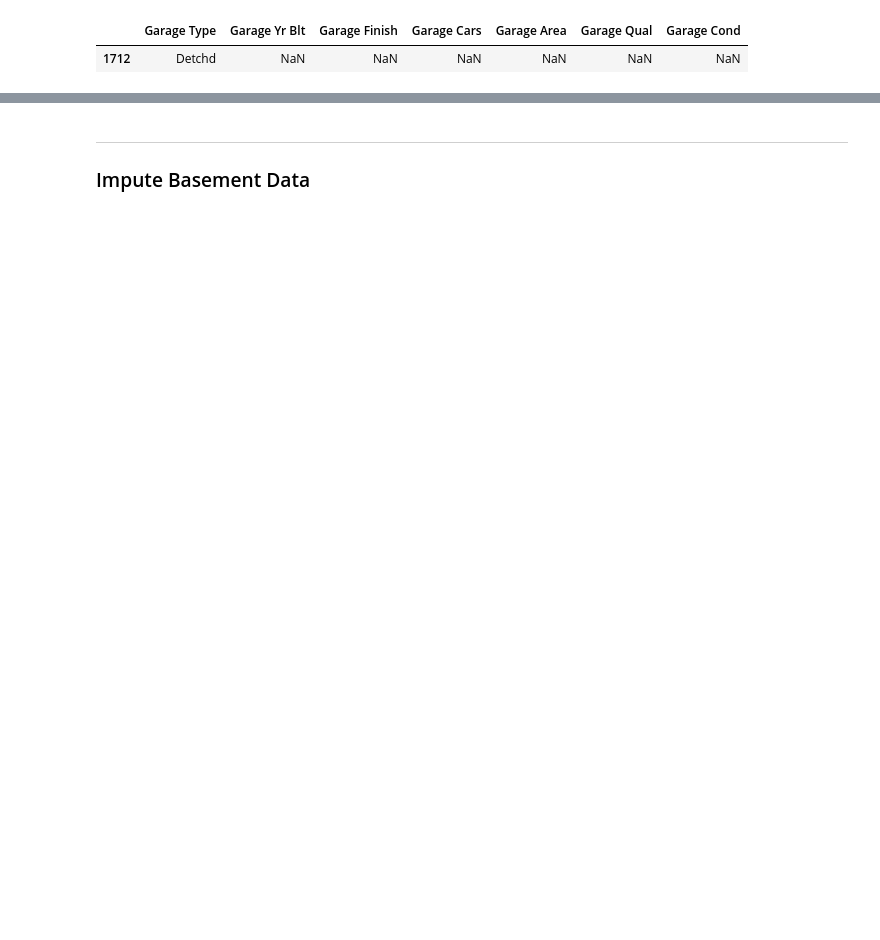
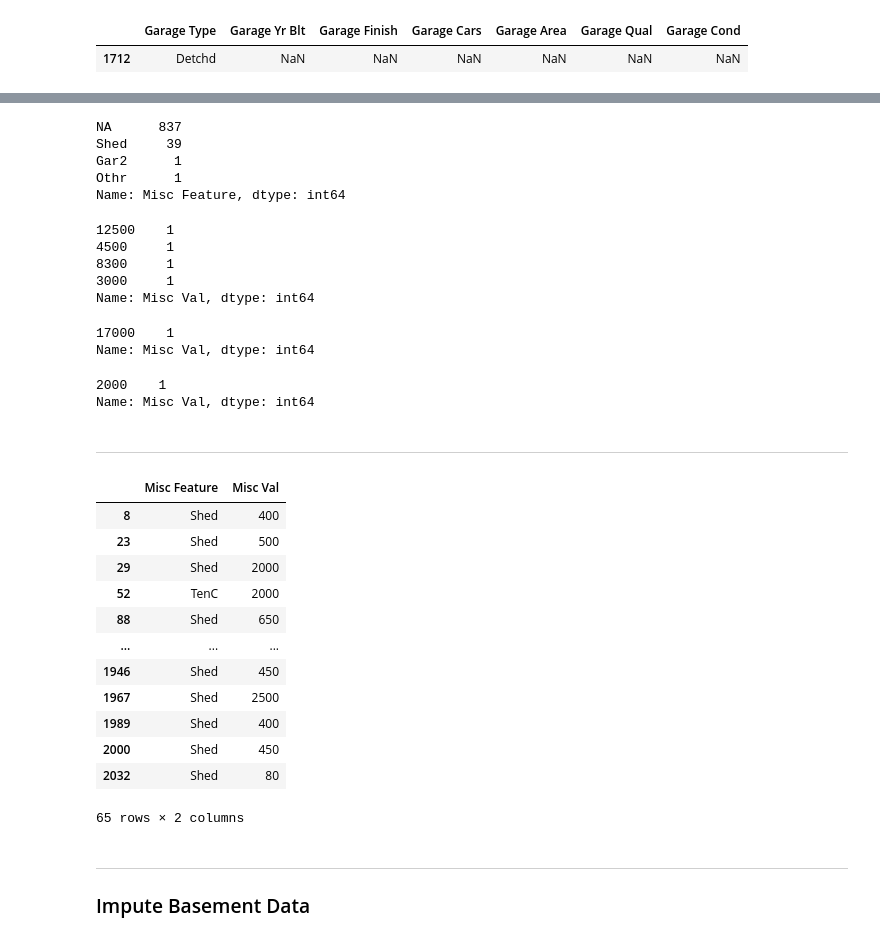
Before and after one commit to griffinbran/Real-Estate-Statistical-Modeling, a Jupyter notebook: code/01_EDA_and_Cleaning.ipynb, the cells around one changed output, grey strips where cells are left out. Cells and saved outputs as stored; diff of their text form; code cells hidden in the pictures; blank space fills up the shorter version.

```diff
--- a/code/01_EDA_and_Cleaning.ipynb
+++ b/code/01_EDA_and_Cleaning.ipynb
@@ -136,3 +285,53 @@ with pd.option_context('display.max_columns', 81):
+# %%
+# Unique/Distinct MISC FEATURE values in test data
+test_df['Misc Feature'].value_counts()
+# %% [output]
+NA      837
+Shed     39
+Gar2      1
+Othr      1
+Name: Misc Feature, dtype: int64
+# %%
+# Only five properties with a 2nd GARAGE, 4 in train-data, and 1 in test-data
+# One in test with $15,500-Value
+train_df[misc_cols][train_df['Misc Feature'] == 'Gar2']['Misc Val'].value_counts()
+# %% [output]
+12500    1
+4500     1
+8300     1
+3000     1
+Name: Misc Val, dtype: int64
+# %%
+# Only one property with an ELEVATOR, and it appears in the training data
+train_df[misc_cols][train_df['Misc Feature'] == 'Elev']['Misc Val'].value_counts()
+# %% [output]
+17000    1
+Name: Misc Val, dtype: int64
+# %%
+# Only one property has a TENNIS COURT and it appears in the training data
+train_df[misc_cols][train_df['Misc Feature'] == 'TenC']['Misc Val'].value_counts()
+# %% [output]
+2000    1
+Name: Misc Val, dtype: int64
+# %% [markdown]
+---
+# %%
+# EDA for sure!
+train_df[['Misc Feature', 'Misc Val']][train_df['Misc Feature']!='NA']
+# %% [output]
+|  | Misc Feature | Misc Val |
+| 8 | Shed | 400 |
+| 23 | Shed | 500 |
+| 29 | Shed | 2000 |
+| 52 | TenC | 2000 |
+| 88 | Shed | 650 |
+| ... | ... | ... |
+| 1946 | Shed | 450 |
+| 1967 | Shed | 2500 |
+| 1989 | Shed | 400 |
+| 2000 | Shed | 450 |
+| 2032 | Shed | 80 |
+65 rows × 2 columns
 # %% [markdown]
 ---
 ### Impute Basement Data
```
Also changed, not shown: parts of 29 cells of this notebook, 2 other files.
